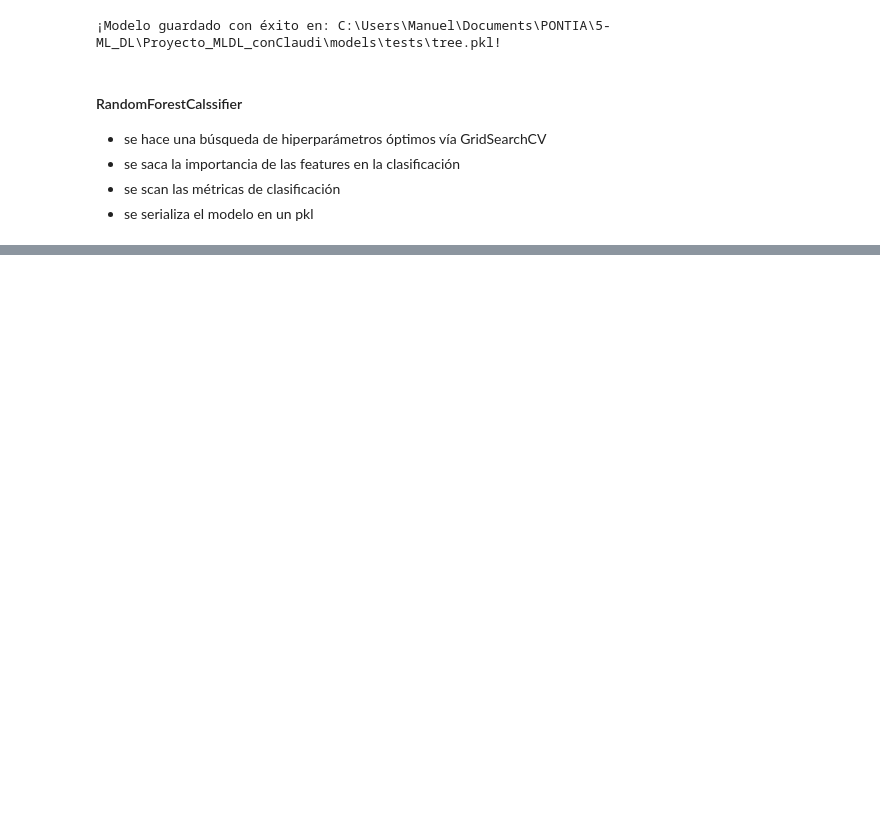
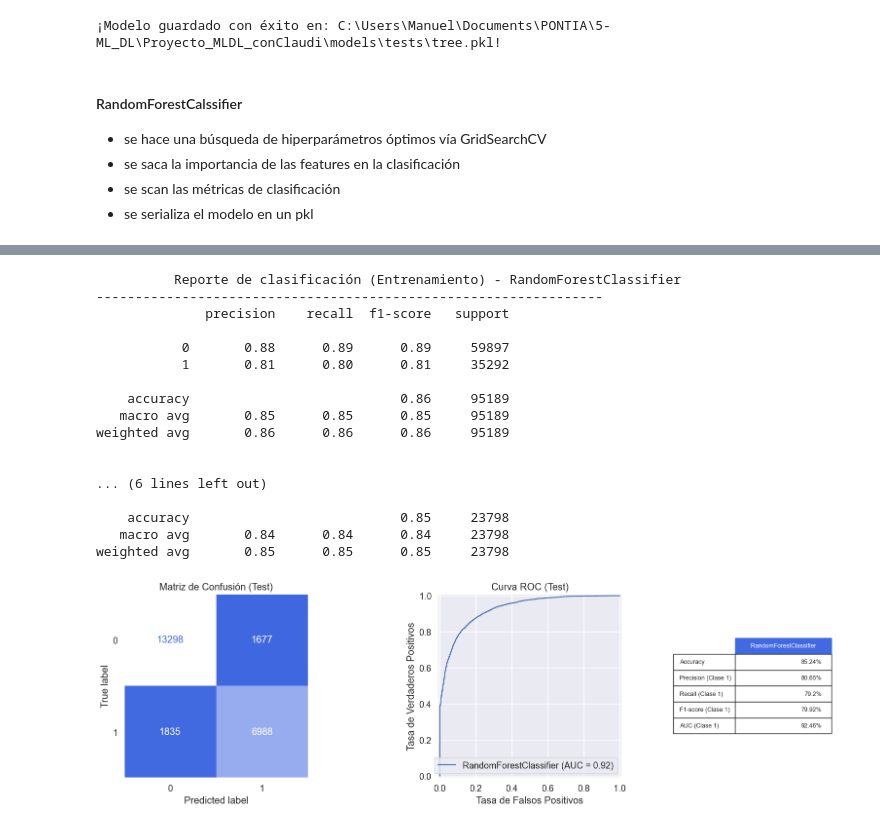
Before and after one commit to claudiberenguer/modulo5eval_ii, a Jupyter notebook: notebooks/finales/comparativa_modelos.ipynb, the cells around one changed output, grey strips where cells are left out. Drawn from its saved outputs; the diff is of its cells as text; code cells hidden in the pictures; blank space fills up the shorter version.

```diff
--- a/notebooks/finales/comparativa_modelos.ipynb
+++ b/notebooks/finales/comparativa_modelos.ipynb
@@ -111,7 +123,23 @@ RandomForestClassifier(class_weight='balanced', max_depth=12, n_estimators=300,
 # %%
 # Métricas de evaluación
-#evaluar_modelo(mejor_rfc, X_train, X_test, y_train, y_test, 'RandomForestClassifier')
-y_pred_train = mejor_rfc.predict(X_train)
-y_pred_test = mejor_rfc.predict(X_test)
-y_proba_test = mejor_rfc.predict_proba(X_test)
-evaluar_modelo(y_train, y_test, y_pred_train, y_pred_test, y_proba_test, 'RandomForestClassifier')
+
+evaluar_modelo(mejor_rfc, X_train, X_test, y_train, y_test, 'RandomForestClassifier')
+# %% [output]
+          Reporte de clasificación (Entrenamiento) - RandomForestClassifier
+-----------------------------------------------------------------
+              precision    recall  f1-score   support
+
+           0       0.88      0.89      0.89     59897
+           1       0.81      0.80      0.81     35292
+
+    accuracy                           0.86     95189
+   macro avg       0.85      0.85      0.85     95189
+weighted avg       0.86      0.86      0.86     95189
+
+
+... (6 lines left out)
+
+    accuracy                           0.85     23798
+   macro avg       0.84      0.84      0.84     23798
+weighted avg       0.85      0.85      0.85     23798
+[figure, added]
```
Also changed, not shown: parts of 24 cells of this notebook, 8 other files.
